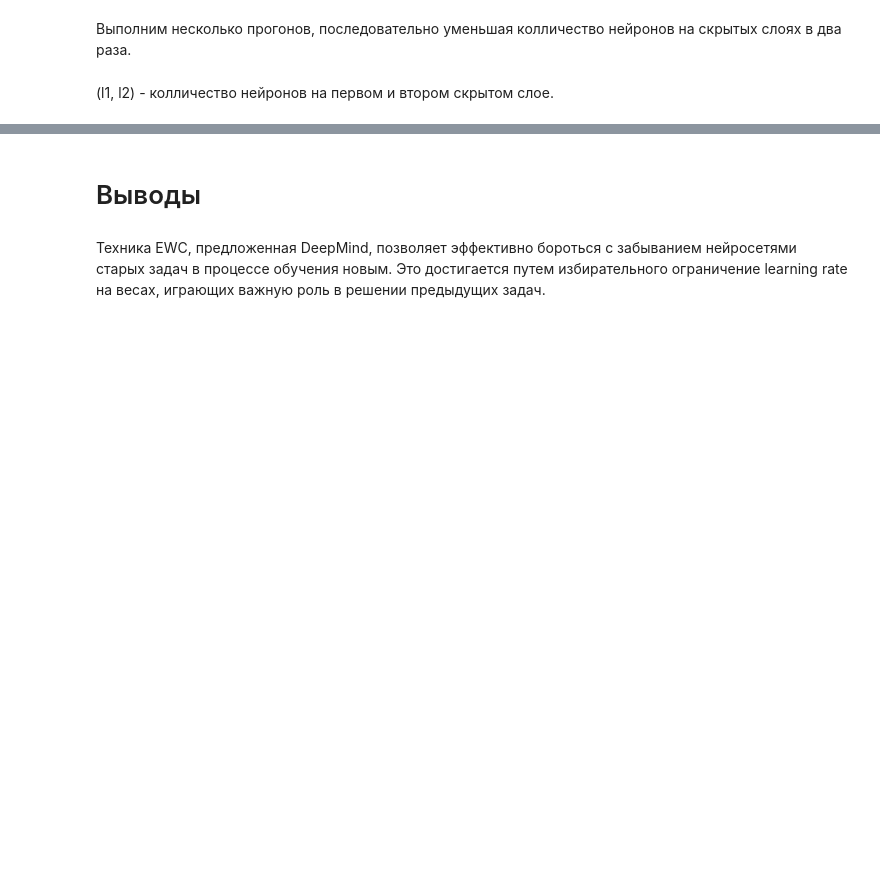
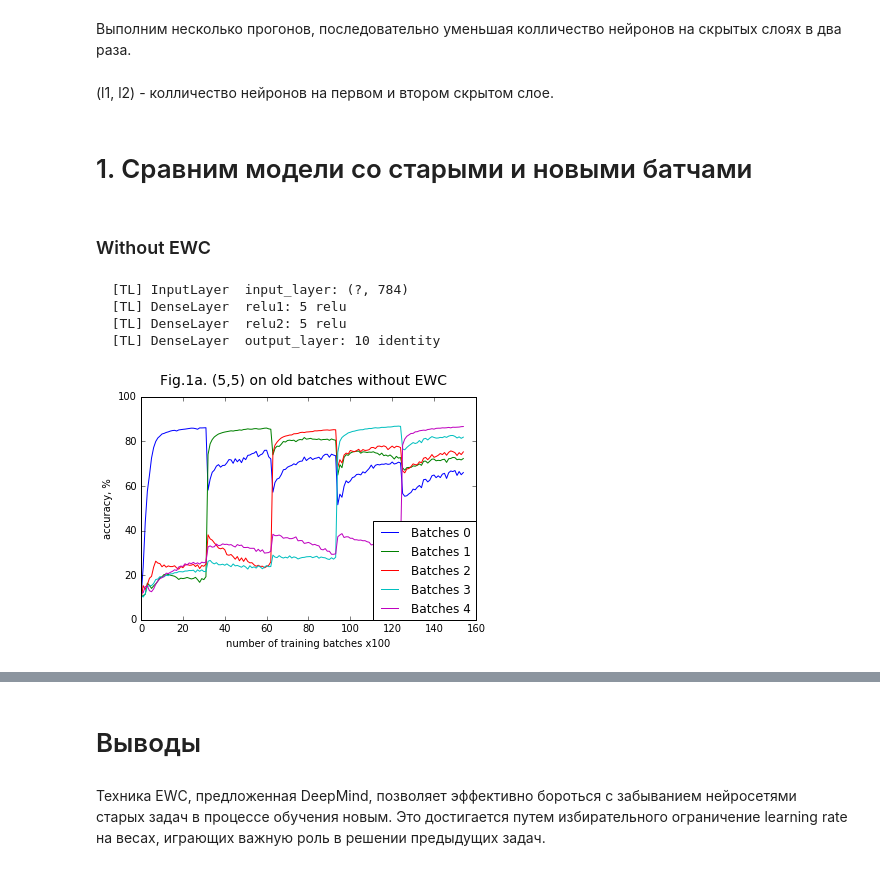
Before and after one commit to AnatoliiPotapov/MNIST-EWC, a Jupyter notebook: notebooks/mnist_permutations.ipynb, the cells around one changed output, grey strips where cells are left out. Cells and saved outputs as stored; diff of their text form; code cells hidden in the pictures; blank space fills up the shorter version.

```diff
--- a/notebooks/mnist_permutations.ipynb
+++ b/notebooks/mnist_permutations.ipynb
@@ -108,7 +108,7 @@ def train(model, batches_list, data = None, EWC = False, stat = False):
 
     acc_track = [[] for i in range(len(data))]
 
-    p = helpers.Progress(max_steps*len(batches_list))
+    p = h.Progress(max_steps*len(batches_list))
     pr = 0
 
     for ind, batches in enumerate(batches_list):
@@ -186,7 +186,7 @@ def plot(acc_track, title):
     axes.set_ylim([0,100])
     l = len(acc_track[0])
     for ind, acc in enumerate(acc_track):
-        plt.plot(range(l), np.multiply(acc_track[ind],100.0), label='Number {0}'.format(ind))
+        plt.plot(range(l), np.multiply(acc_track[ind],100.0), label='Batches {0}'.format(ind))
 
     plt.ylabel('accuracy, %')
     plt.xlabel('number of training batches x100')
@@ -249,0 +220,14 @@ def execute(experiments, plot_func):
+# %% [markdown]
+# 1. Сравним модели со старыми и новыми батчами
+# %% [markdown]
+### Without EWC
+# %%
+model = Model([784,5,5,10],{'l1':0.0,'l2':0.0,'ewc':0.0})
+sess = tf.Session(graph=model.graph)
+sess.run(model.init)
+data = []
+# %% [output]
+  [TL] InputLayer  input_layer: (?, 784)
+  [TL] DenseLayer  relu1: 5 relu
+  [TL] DenseLayer  relu2: 5 relu
+  [TL] DenseLayer  output_layer: 10 identity
@@ -249,0 +236,6 @@ def execute(experiments, plot_func):
+# %%
+data.append(train(model, old_b.batches[0:5], old_b.permutations[:5], EWC=False))
+# %%
+plot(data[0], "Fig.1a. (5,5) on old batches without EWC")
+# %% [output]
+[figure, added]
```
Also changed, not shown: parts of 25 cells of this notebook.
